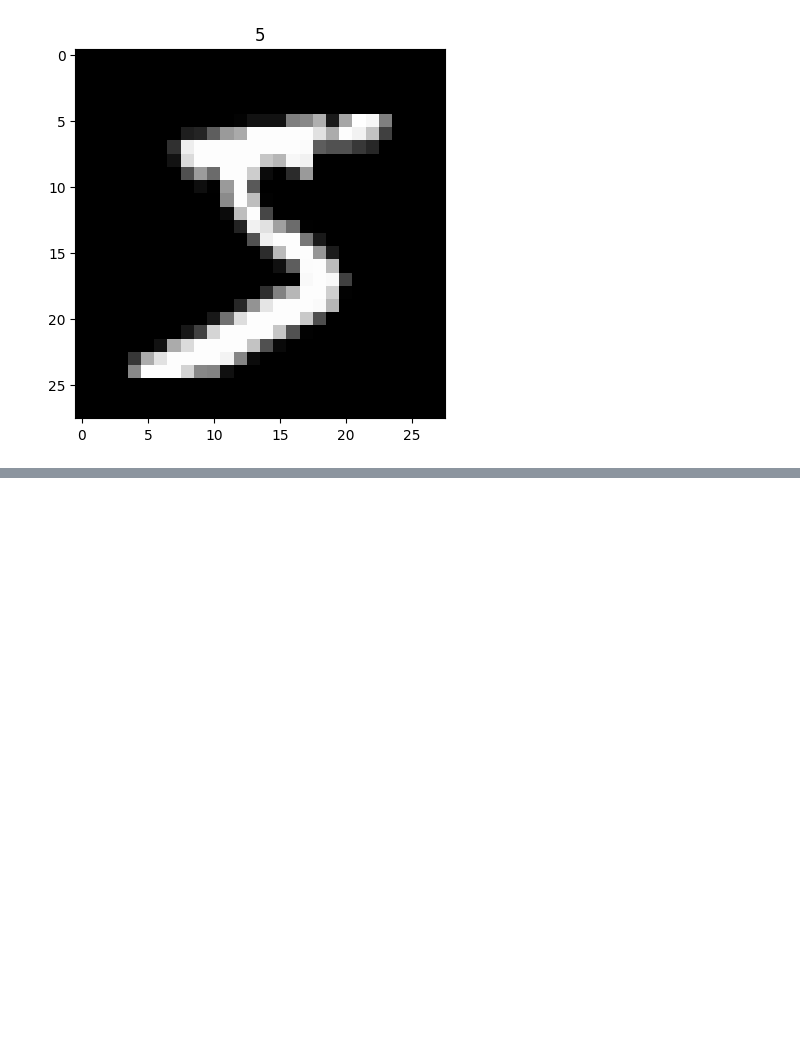
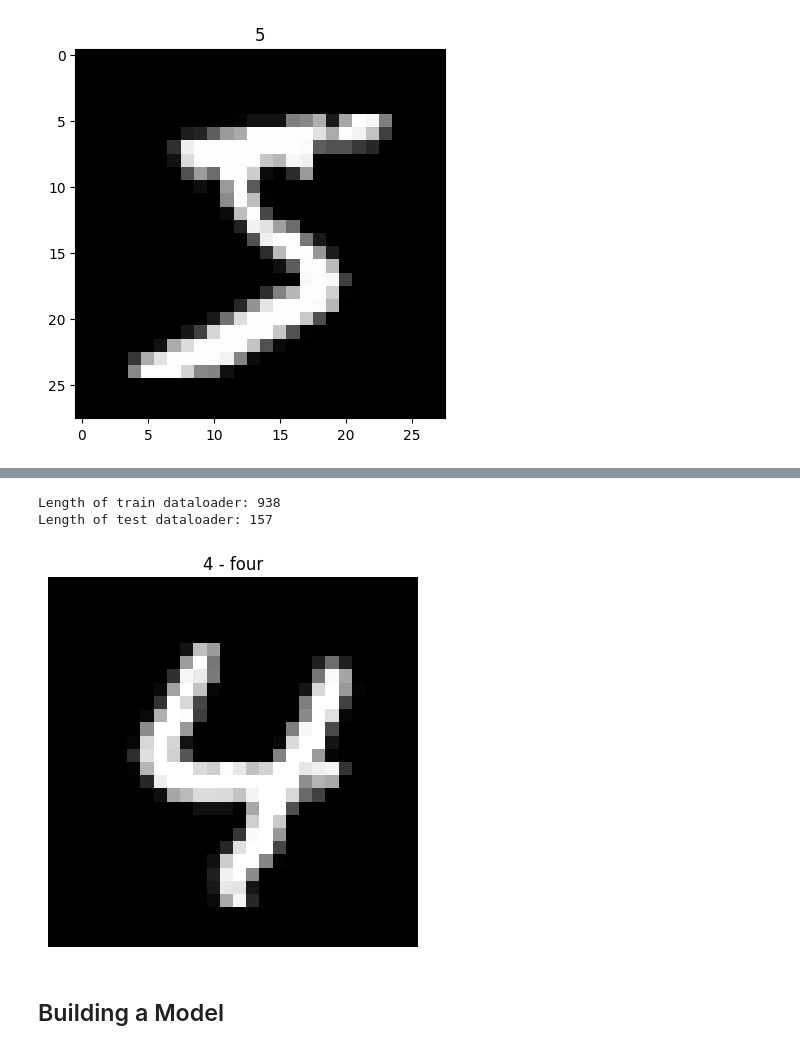
Before and after one commit to ayberkozcan/pytorch-computer-vision, a Jupyter notebook: Handwritten_Digits_Classification.ipynb, the cells around one changed output, grey strips where cells are left out. Cells and saved outputs as stored; diff of their text form; code cells hidden in the pictures; blank space fills up the shorter version.

Commit message:
Building a model and training loops

```diff
--- a/Handwritten_Digits_Classification.ipynb
+++ b/Handwritten_Digits_Classification.ipynb
@@ -127,0 +128,38 @@ for i in range(1, rows * cols + 1):
+# %%
+from torch.utils.data import DataLoader
+
+BATCH_SIZE = 64
+
+train_dataloader = DataLoader(
+    train_data,
+    batch_size=BATCH_SIZE,
+    num_workers=1,
+    shuffle=True
+)
+
+test_dataloader = DataLoader(
+    test_data,
+    batch_size=BATCH_SIZE,
+    num_workers=1,
+    shuffle=False
+)
+# %%
+print(f"Length of train dataloader: {len(train_dataloader)}")
+print(f"Length of test dataloader: {len(test_dataloader)}")
+# %% [output]
+Length of train dataloader: 938
+Length of test dataloader: 157
+# %%
+# Let's see a sample
+train_features_batch, train_labels_batch = next(iter(train_dataloader))
+
+random_idx = torch.randint(0, len(train_features_batch), size=[1]).item()
+image, label = train_features_batch[random_idx], train_labels_batch[random_idx]
+
+plt.imshow(image.squeeze(), cmap="gray")
+plt.title(class_names[label])
+plt.axis("Off");
+# %% [output]
+[figure, added]
+# %% [markdown]
+## Building a Model
```
Also changed, not shown: parts of 11 cells of this notebook.
